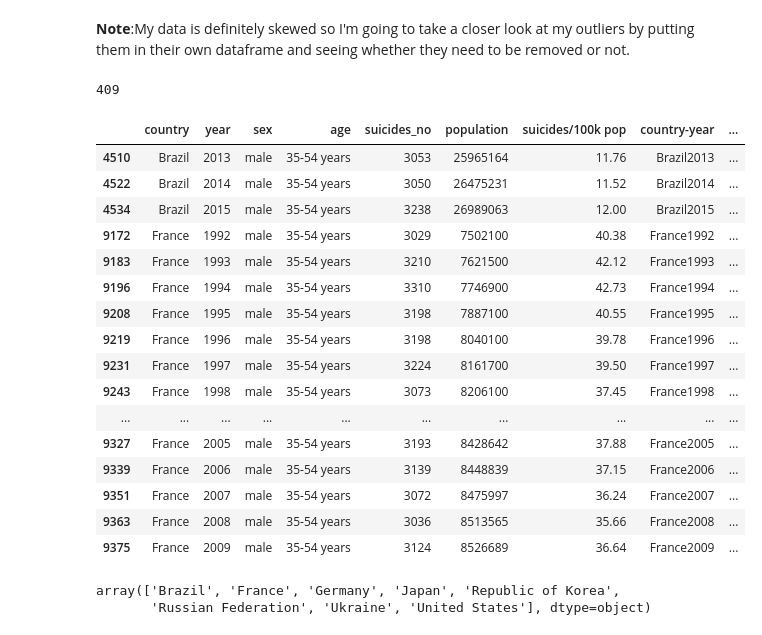
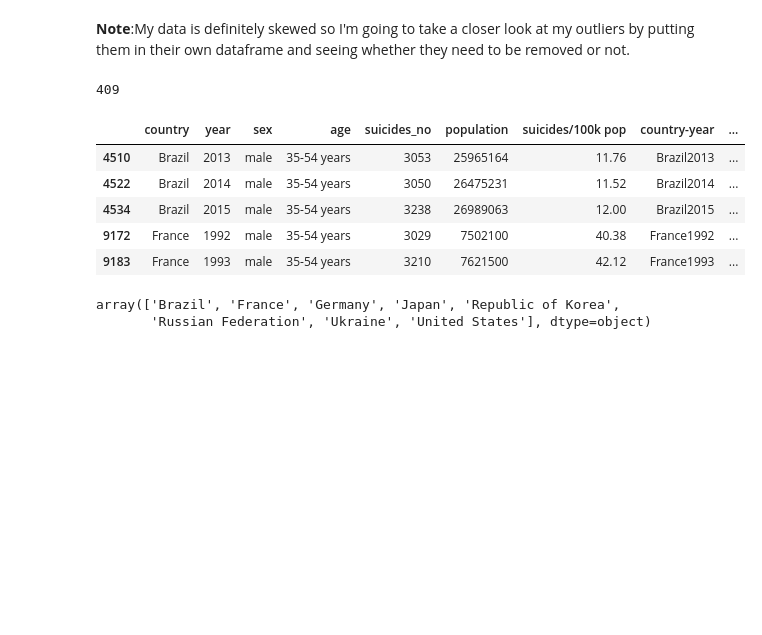
Before and after one commit to ebonnecab/int3-data-analysis, a Jupyter notebook: analysis.ipynb, the cells around one changed output. Cells and saved outputs as stored; diff of their text form; code cells hidden in the pictures; blank space fills up the shorter version.

```diff
--- a/analysis.ipynb
+++ b/analysis.ipynb
@@ -129,32 +113,21 @@ def find_remove_outlier(data_sample):
 # %%
 pd.set_option('display.max_rows', 500)
 pd.set_option('display.max_columns', 500)
 pd.set_option('display.width', 1000)
 
 outliers = find_remove_outlier(df["suicides_no"])
 print(len(outliers))
 
 out_df = df[df["suicides_no"].isin(outliers)]
-out_df.head(20)
+out_df.head()
 # %% [output]
 409
 |  | country | year | sex | age | suicides_no | population | suicides/100k pop | country-year | ... |
 | 4510 | Brazil | 2013 | male | 35-54 years | 3053 | 25965164 | 11.76 | Brazil2013 | ... |
 | 4522 | Brazil | 2014 | male | 35-54 years | 3050 | 26475231 | 11.52 | Brazil2014 | ... |
 | 4534 | Brazil | 2015 | male | 35-54 years | 3238 | 26989063 | 12.00 | Brazil2015 | ... |
 | 9172 | France | 1992 | male | 35-54 years | 3029 | 7502100 | 40.38 | France1992 | ... |
 | 9183 | France | 1993 | male | 35-54 years | 3210 | 7621500 | 42.12 | France1993 | ... |
-| 9196 | France | 1994 | male | 35-54 years | 3310 | 7746900 | 42.73 | France1994 | ... |
-| 9208 | France | 1995 | male | 35-54 years | 3198 | 7887100 | 40.55 | France1995 | ... |
-| 9219 | France | 1996 | male | 35-54 years | 3198 | 8040100 | 39.78 | France1996 | ... |
-| 9231 | France | 1997 | male | 35-54 years | 3224 | 8161700 | 39.50 | France1997 | ... |
-| 9243 | France | 1998 | male | 35-54 years | 3073 | 8206100 | 37.45 | France1998 | ... |
-| ... | ... | ... | ... | ... | ... | ... | ... | ... | ... |
-| 9327 | France | 2005 | male | 35-54 years | 3193 | 8428642 | 37.88 | France2005 | ... |
-| 9339 | France | 2006 | male | 35-54 years | 3139 | 8448839 | 37.15 | France2006 | ... |
-| 9351 | France | 2007 | male | 35-54 years | 3072 | 8475997 | 36.24 | France2007 | ... |
-| 9363 | France | 2008 | male | 35-54 years | 3036 | 8513565 | 35.66 | France2008 | ... |
-| 9375 | France | 2009 | male | 35-54 years | 3124 | 8526689 | 36.64 | France2009 | ... |
 # %%
 out_df.country.unique()
 # %% [output]
```
Also changed, not shown: parts of 10 cells of this notebook.
